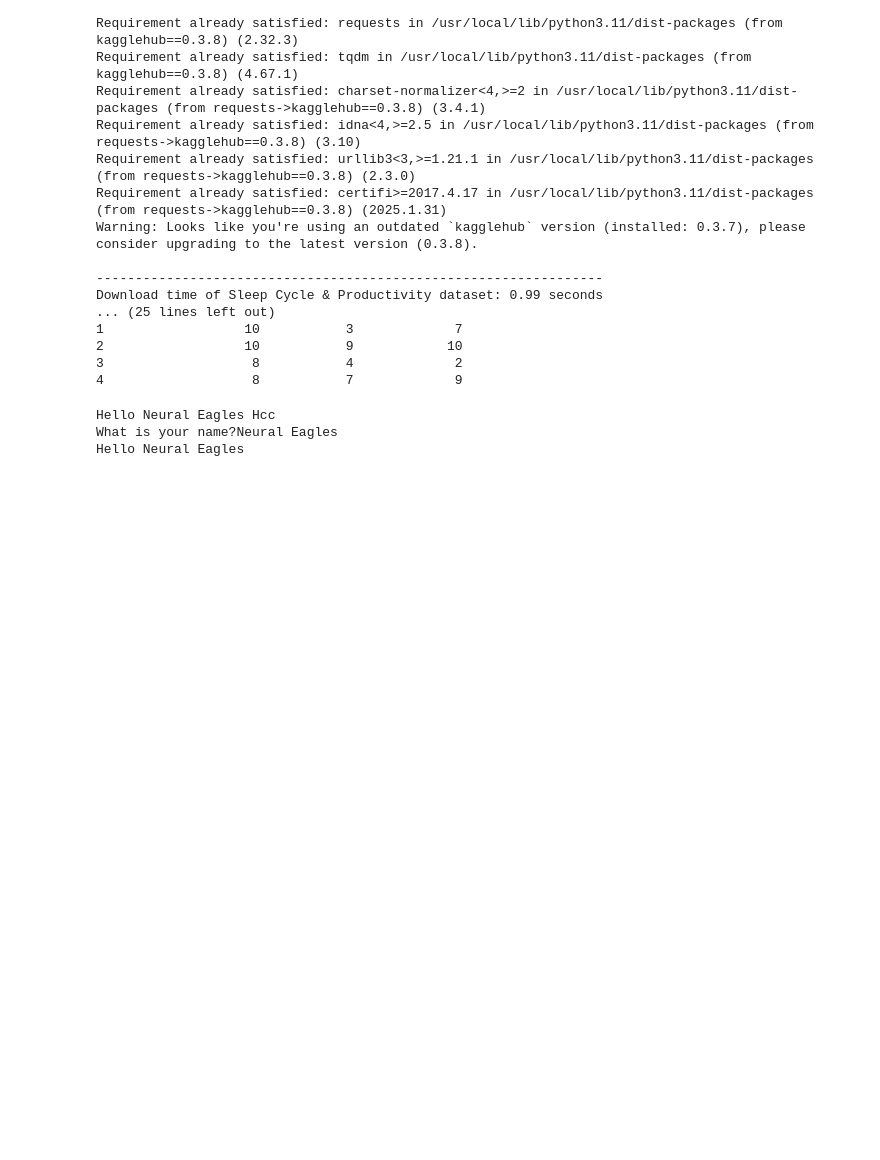
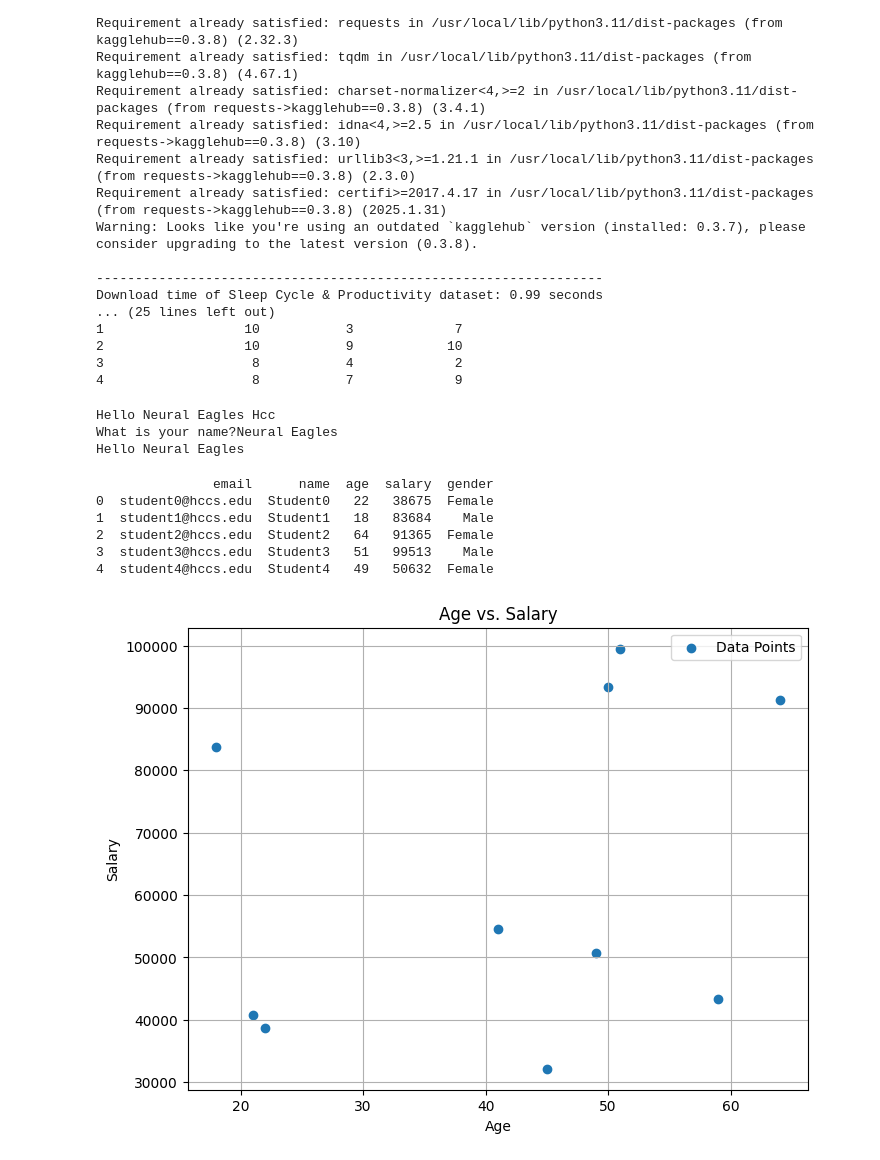
Before and after one commit to joelleyarro03/Eagleshcc-Group-Project, a Jupyter notebook: Copy_of_Instructions_for_L03Colab.ipynb, the cells around one changed output. Cells and saved outputs as stored; diff of their text form; code cells hidden in the pictures; blank space fills up the shorter version.

```diff
--- a/Copy_of_Instructions_for_L03Colab.ipynb
+++ b/Copy_of_Instructions_for_L03Colab.ipynb
@@ -84,0 +77,34 @@ Plt age and salary using matplotlib
+# %%
+'''
+Create a csv file with 10 rows and five features on your computer
+Load the csv file into google colab, find the path and pass the path to pandas to open the csv file and print the top 5 rows of the data
+features:
+email, name, age, salary, gender
+Plt age and salary using matplotlib
+'''
+import matplotlib.pyplot as plt
+import pandas as pd # pd is now used import to data
+import numpy as np
+
+data = pd.read_csv(f"/content/random_data_neural.csv") # Reading the csv file and assigning it to data
+print(data.head()) # Using .head 5 or leave blank default is 5 to print the top 5 rows of data
+
+# Plotting with Matplotlib
+plt.figure(figsize=(8, 6))  # Adjust figure size for better visualization
+#plt.scatter(data['age'], data['salary'], c=data['gender'].astype('category').cat.codes, cmap='viridis', label="Data Points")  # Color points by gender
+plt.scatter(data['age'], data['salary'], label="Data Points")  #
+plt.xlabel("Age")
+plt.ylabel("Salary")
+plt.title("Age vs. Salary")
+#plt.colorbar(ticks=np.arange(len(data['gender'].unique())), label='Gender (Encoded)')  # Colorbar for gender
+plt.legend()
+plt.grid(True)  # Add a grid for better readability
+plt.show()
+# %% [output]
+               email      name  age  salary  gender
+0  student0@hccs.edu  Student0   22   38675  Female
+1  student1@hccs.edu  Student1   18   83684    Male
+2  student2@hccs.edu  Student2   64   91365  Female
+3  student3@hccs.edu  Student3   51   99513    Male
+4  student4@hccs.edu  Student4   49   50632  Female
+[figure, added]
```
Also changed, not shown: parts of 2 cells of this notebook.
